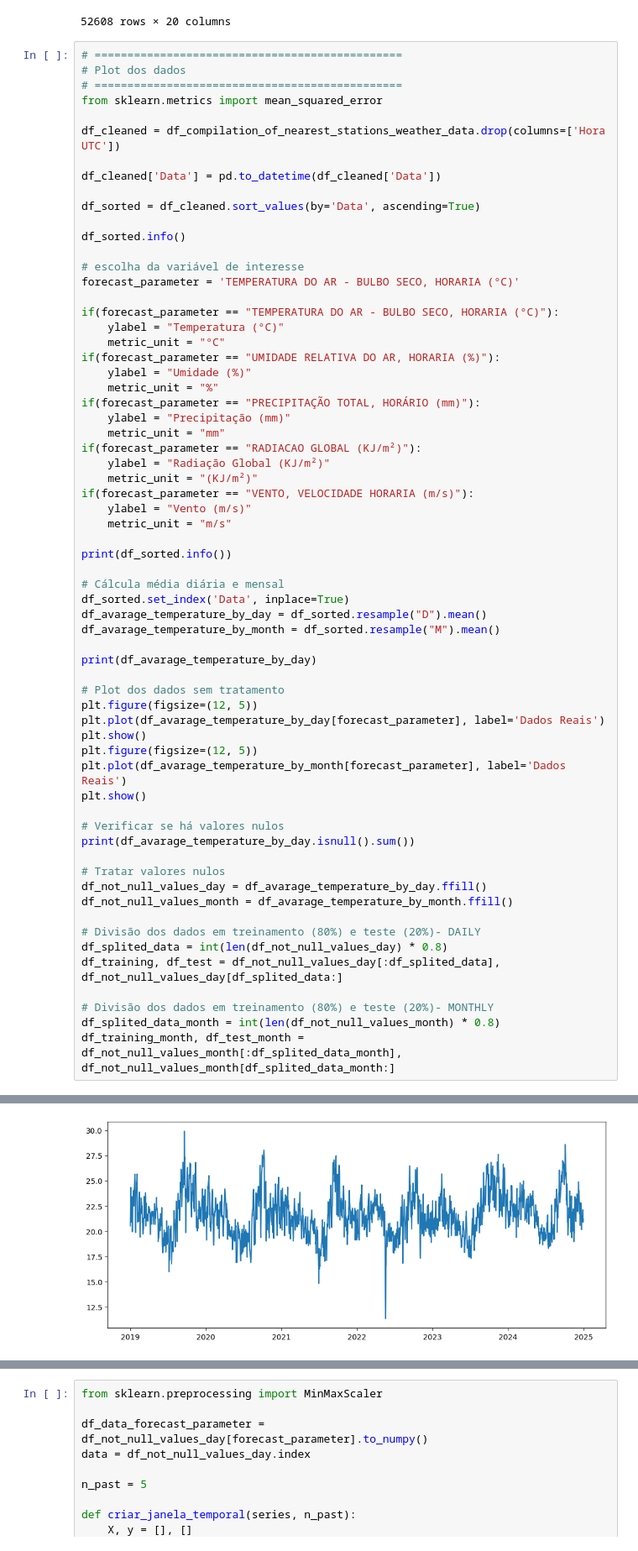
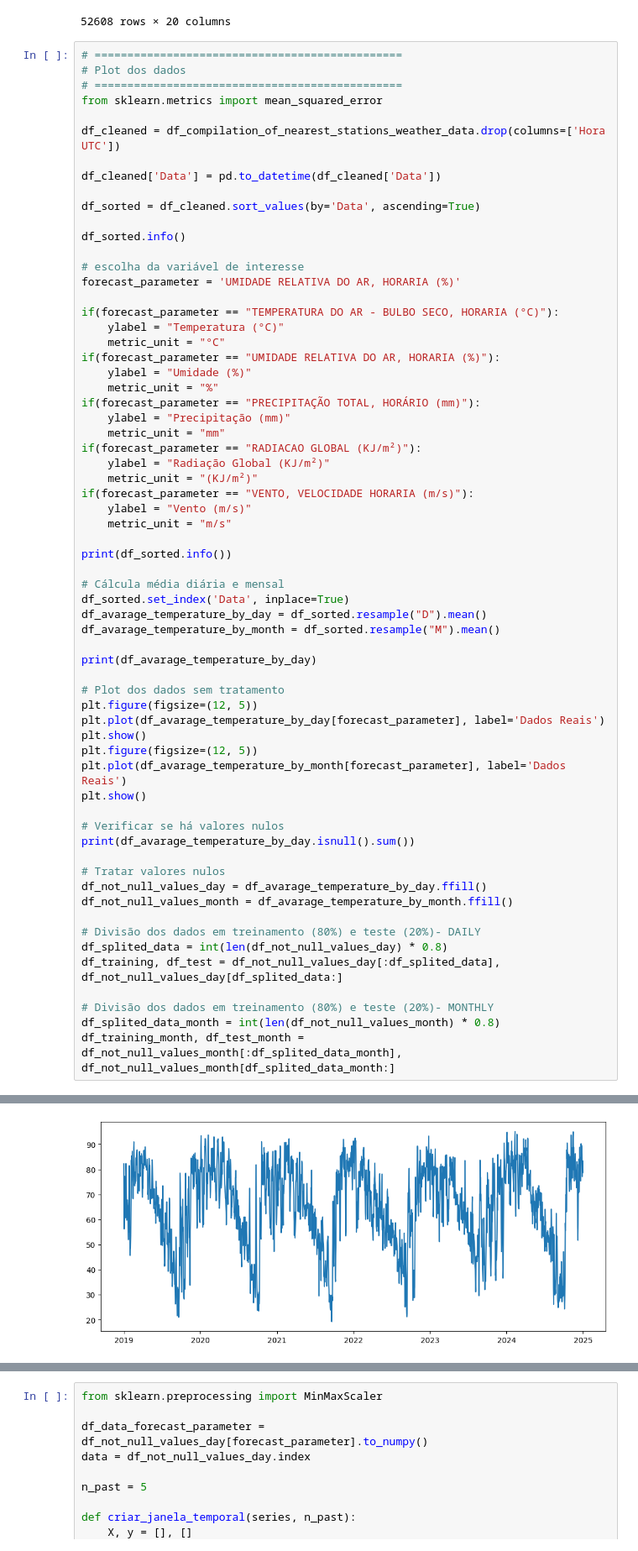
Before and after one commit to juliababa/TCC, a Jupyter notebook: neuralnetwork.ipynb, the cells around one changed output, grey strips where cells are left out. Shown at 84% size. Cells and saved outputs as stored; diff of their text form.

```diff
--- a/neuralnetwork.ipynb
+++ b/neuralnetwork.ipynb
@@ -88,7 +88,7 @@ df_sorted = df_cleaned.sort_values(by='Data', ascending=True)
 df_sorted.info()
 
 # escolha da variável de interesse
-forecast_parameter = 'TEMPERATURA DO AR - BULBO SECO, HORARIA (°C)'
+forecast_parameter = 'UMIDADE RELATIVA DO AR, HORARIA (%)'
 
 if(forecast_parameter == "TEMPERATURA DO AR - BULBO SECO, HORARIA (°C)"):
     ylabel = "Temperatura (°C)"
@@ -128,31 +128,31 @@ print(df_avarage_temperature_by_day.isnull().sum())
 
 # Tratar valores nulos
 df_not_null_values_day = df_avarage_temperature_by_day.ffill()
 df_not_null_values_month = df_avarage_temperature_by_month.ffill()
 
 # Divisão dos dados em treinamento (80%) e teste (20%)- DAILY
 df_splited_data = int(len(df_not_null_values_day) * 0.8)
 df_training, df_test = df_not_null_values_day[:df_splited_data], df_not_null_values_day[df_splited_data:]
 
 # Divisão dos dados em treinamento (80%) e teste (20%)- MONTHLY
 df_splited_data_month = int(len(df_not_null_values_month) * 0.8)
 df_training_month, df_test_month = df_not_null_values_month[:df_splited_data_month], df_not_null_values_month[df_splited_data_month:]
 # %% [output]
 <class 'pandas.core.frame.DataFrame'>
 Index: 52608 entries, 0 to 52607
 Data columns (total 19 columns):
  #   Column                                                 Non-Null Count  Dtype
 ---  ------                                                 --------------  -----
  0   Data                                                   52608 non-null  datetime64[ns]
  1   PRECIPITAÇÃO TOTAL, HORÁRIO (mm)                       52561 non-null  float64
  2   PRESSAO ATMOSFERICA AO NIVEL DA ESTACAO, HORARIA (mB)  52563 non-null  float64
  3   PRESSÃO ATMOSFERICA MAX.NA HORA ANT. (AUT) (mB)        52553 non-null  float64
  4   PRESSÃO ATMOSFERICA MIN. NA HORA ANT. (AUT) (mB)       52553 non-null  float64
  5   RADIACAO GLOBAL (KJ/m²)                                4693 non-null   float64
  6   TEMPERATURA DO AR - BULBO SECO, HORARIA (°C)           52560 non-null  float64
 ... (262 lines left out)
 2024-12-30                         1.969565              1093.800000
 2024-12-31                         2.020833              1233.692857
 
 [2192 rows x 18 columns]
-[figure, old version]
+[figure, new version]
```
Also changed, not shown: parts of 10 cells of this notebook, 40 other files.
